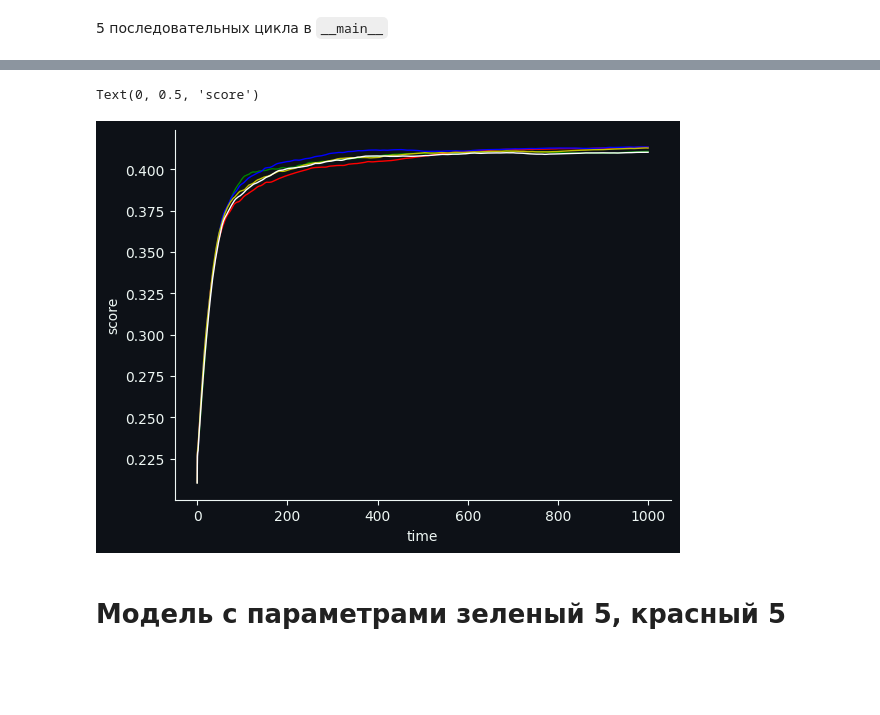
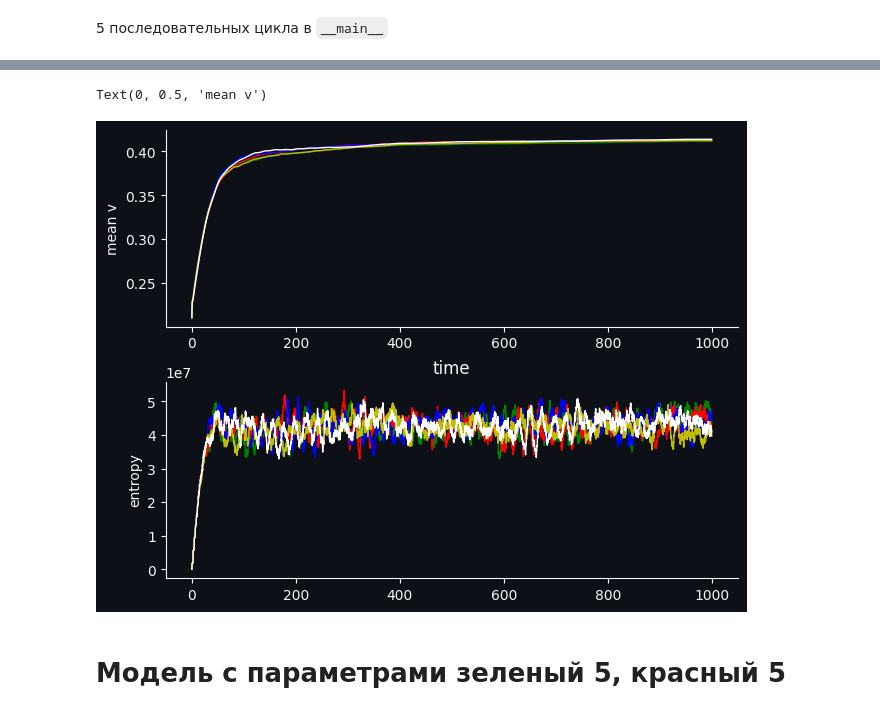
Before and after one commit to SpongeFrogy/Cpp_and_unix-algorithms, a Jupyter notebook: sem7/lab3/init_review.ipynb, the cells around one changed output, grey strips where cells are left out. Saved outputs shown, nothing was run; the diff lists cells and outputs as text; code cells hidden in the pictures; blank space fills up the shorter version.

```diff
--- a/sem7/lab3/init_review.ipynb
+++ b/sem7/lab3/init_review.ipynb
@@ -52,13 +50,17 @@ Wall time: 1min 28s
 # %%
 res = model.simulate(n_eval=5)
-# %%
-for t, sc in res:
-    plt.plot(t, sc, linewidth=1)
-plt.xlabel("time")
-plt.ylabel("score")
-# %% [output]
-Text(0, 0.5, 'score')
-[figure, removed]
+# %%
+fig, (ax1, ax2) = plt.subplots(2, 1, layout='constrained')
+
+for t, v, e in res:
+    ax1.plot(t, v, linewidth=1)
+    ax2.plot(t, e, linewidth=1)
+ax2.set_title("time")
+ax2.set_ylabel("entropy")
+ax1.set_ylabel("mean v")
+# %% [output]
+Text(0, 0.5, 'mean v')
+[figure, added]
 # %% [markdown]
 # Модель с параметрами зеленый 5, красный 5
 # %%
```
Also changed, not shown: parts of 9 cells of this notebook.
